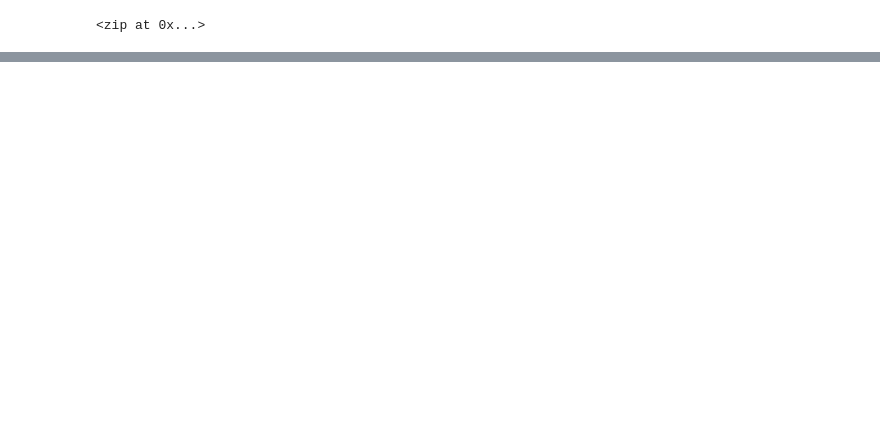
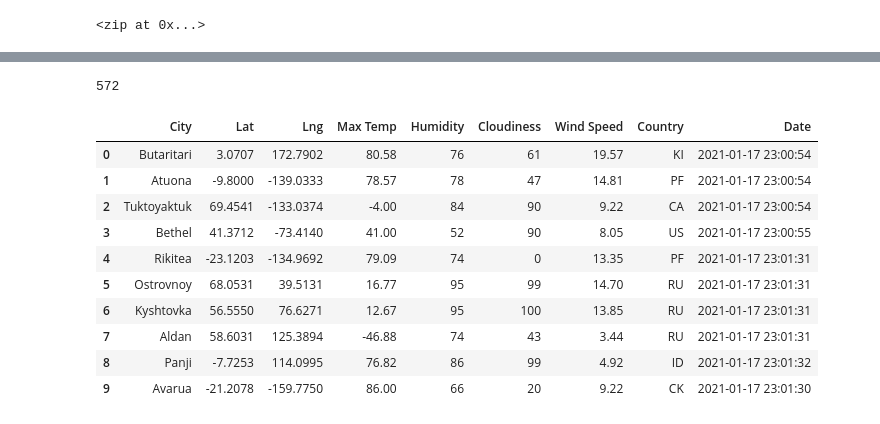
Before and after one commit to perryabdulkadir/World_Weather_Analysis, a Jupyter notebook: Weather.ipynb, the cells around one changed output, grey strips where cells are left out. Drawn from its saved outputs; the diff is of its cells as text; code cells hidden in the pictures; blank space fills up the shorter version.

```diff
--- a/Weather.ipynb
+++ b/Weather.ipynb
@@ -31,0 +128,20 @@ len(cities)
+# %%
+len(city_data)
+# %% [output]
+572
+# %%
+# Convert the array of dictionaries to a Pandas DataFrame.
+city_data_df = pd.DataFrame(city_data)
+city_data_df.head(10)
+# %% [output]
+|  | City | Lat | Lng | Max Temp | Humidity | Cloudiness | Wind Speed | Country | Date |
+| 0 | Butaritari | 3.0707 | 172.7902 | 80.58 | 76 | 61 | 19.57 | KI | 2021-01-17 23:00:54 |
+| 1 | Atuona | -9.8000 | -139.0333 | 78.57 | 78 | 47 | 14.81 | PF | 2021-01-17 23:00:54 |
+| 2 | Tuktoyaktuk | 69.4541 | -133.0374 | -4.00 | 84 | 90 | 9.22 | CA | 2021-01-17 23:00:54 |
+| 3 | Bethel | 41.3712 | -73.4140 | 41.00 | 52 | 90 | 8.05 | US | 2021-01-17 23:00:55 |
+| 4 | Rikitea | -23.1203 | -134.9692 | 79.09 | 74 | 0 | 13.35 | PF | 2021-01-17 23:01:31 |
+| 5 | Ostrovnoy | 68.0531 | 39.5131 | 16.77 | 95 | 99 | 14.70 | RU | 2021-01-17 23:01:31 |
+| 6 | Kyshtovka | 56.5550 | 76.6271 | 12.67 | 95 | 100 | 13.85 | RU | 2021-01-17 23:01:31 |
+| 7 | Aldan | 58.6031 | 125.3894 | -46.88 | 74 | 43 | 3.44 | RU | 2021-01-17 23:01:31 |
+| 8 | Panji | -7.7253 | 114.0995 | 76.82 | 86 | 99 | 4.92 | ID | 2021-01-17 23:01:32 |
+| 9 | Avarua | -21.2078 | -159.7750 | 86.00 | 66 | 20 | 9.22 | CK | 2021-01-17 23:01:30 |
```
Also changed, not shown: parts of 6 cells of this notebook, 3 other files.
